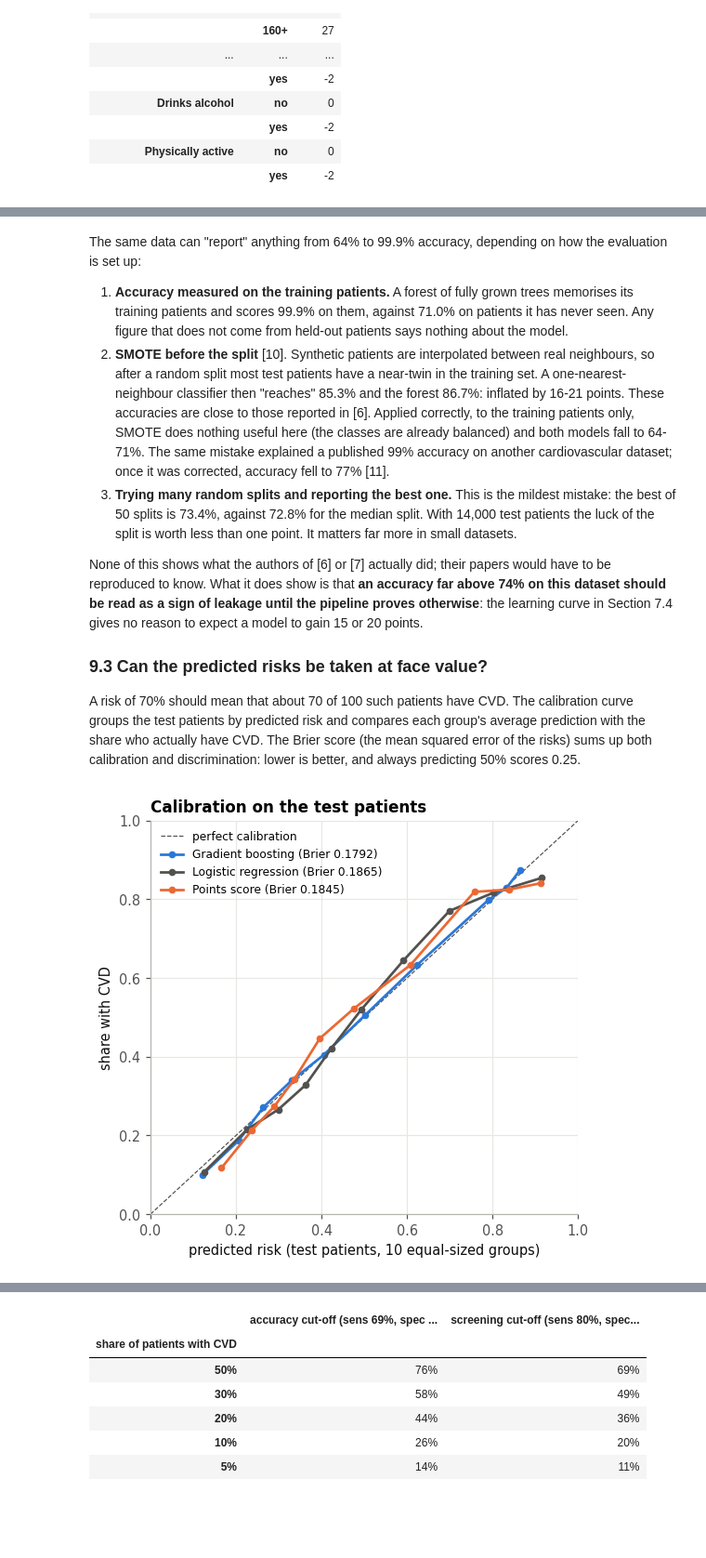
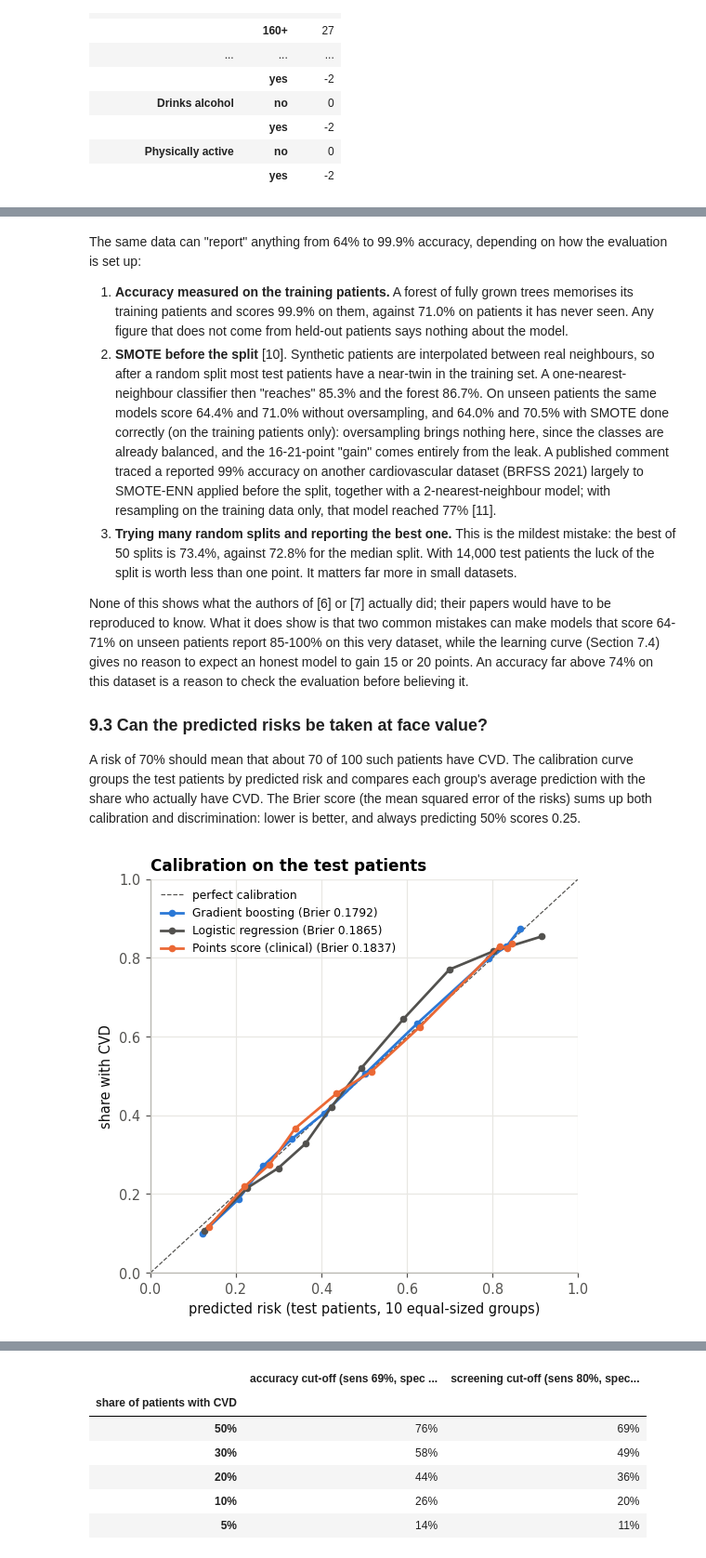
Before and after one commit to hadigghazi/cardio-risk, a Jupyter notebook: report.ipynb, the cells around one changed output, grey strips where cells are left out. Shown at 93% size. Cells and saved outputs as stored; diff of their text form; code cells hidden in the pictures; blank space fills up the shorter version.

```diff
--- a/report.ipynb
+++ b/report.ipynb
@@ -1611,0 +1936,14 @@ only the four factors with a sound direction: age, systolic pressure, BMI and ch
+# %%
+clinical = PointsScore(factors=CLINICAL_FACTORS).fit(train, train["cardio"])
+test_scores["Points score (all factors)"] = points.predict_proba(test)
+test_scores["Points score (clinical)"] = clinical.predict_proba(test)
+cards = ["Points score (all factors)", "Points score (clinical)"]
+boot_cards = bootstrap(y_test, {k: test_scores[k] for k in cards + [chosen]}, roc_auc_score)
+for name in cards + ["Logistic regression", chosen]:
+    m = classification_metrics(y_test, test_scores[name], 0.5)
+    ci = "(95% CI {:.3f}-{:.3f})".format(*interval(boot_cards[name])) if name in boot_cards else ""
+    print(f"{name:<28} AUC {m['auc']:.3f} {ci:<20} accuracy {m['accuracy']:.1%}")
+lo, hi = interval(boot_cards[chosen] - boot_cards["Points score (clinical)"])
+gap = roc_auc_score(y_test, test_scores[chosen]) - roc_auc_score(y_test, test_scores["Points score (clinical)"])
+print(f"{chosen} minus the clinical card: AUC {gap:+.4f} (95% CI {lo:+.4f} to {hi:+.4f})")
+clinical.table().set_index(["factor", "band"]).T
@@ -1612,24 +1959,13 @@ only the four factors with a sound direction: age, systolic pressure, BMI and ch
 # %%
-test_scores["Points score"] = points.predict_proba(test)
-boot_points = bootstrap(y_test, {"Points score": test_scores["Points score"], chosen: test_scores[chosen]},
-                               roc_auc_score)
-m = classification_metrics(y_test, test_scores["Points score"], 0.5)
-lo, hi = interval(boot_points["Points score"])
-d_lo, d_hi = interval(boot_points[chosen] - boot_points["Points score"])
-print(f"points score on the test patients: AUC {m['auc']:.3f} ({lo:.3f}-{hi:.3f}), accuracy {m['accuracy']:.1%}, "
-      f"sensitivity {m['sensitivity']:.1%}, specificity {m['specificity']:.1%}")
-print(f"{chosen} minus points score: AUC {roc_auc_score(y_test, test_scores[chosen]) - m['auc']:+.4f} "
-      f"(95% CI {d_lo:+.4f} to {d_hi:+.4f})")
-
-totals = points.total(test)
+totals = clinical.total(test)
 observed = test.groupby(totals)["cardio"].agg(["mean", "size"])
 observed = observed[observed["size"] >= 50]
+grid = np.arange(totals.min(), totals.max() + 1)
 fig, ax = plt.subplots(figsize=(6.6, 3.5))
 ax.scatter(observed.index, observed["mean"], s=np.sqrt(observed["size"]) * 2, color=NO_CVD, alpha=0.8,
-           label="observed share with CVD (test, ≥ 50 patients)")
-grid = np.arange(observed.index.min(), observed.index.max() + 1)
-ax.plot(grid, points.risk_by_total(grid), color=CVD, lw=2, label="risk the score assigns")
-ax.set(xlabel="total points", ylabel="share with CVD", title="Points score: total points against observed risk")
+           label="observed share with CVD (test patients; totals with ≥ 50)")
+ax.plot(grid, clinical.risk_by_total(grid), color=CVD, lw=2, label="risk the card assigns (from training patients)")
+ax.set(xlabel="total points", ylabel="share with CVD", title="Clinical points score: total points against observed risk")
 ax.yaxis.set_major_formatter(plt.matplotlib.ticker.PercentFormatter(1, decimals=0))
 ax.legend(loc="upper left", fontsize=8)
 fig.savefig(FIGURES / "fig12_points_score.png")
@@ -1641,7 +1974,0 @@ Gradient boosting minus points score: AUC +0.0090 (95% CI +0.0067 to +0.0112)
-# %%
-clinical = PointsScore(factors=CLINICAL_FACTORS).fit(train, train["cardio"])
-test_scores["Points score (clinical, 4 factors)"] = clinical.predict_proba(test)
-for name in ["Points score", "Points score (clinical, 4 factors)", "Logistic regression", chosen]:
-    m = classification_metrics(y_test, test_scores[name], 0.5)
-    print(f"{name:<38} AUC {m['auc']:.3f}   accuracy {m['accuracy']:.1%}")
-clinical.table().set_index(["factor", "band"]).T
@@ -1855,21 +2288,24 @@ set up:
 1. **Accuracy measured on the training patients.** A forest of fully grown trees memorises its
    training patients and scores 99.9% on them, against 71.0% on patients it has never seen. Any
    figure that does not come from held-out patients says nothing about the model.
-2. **SMOTE before the split** [10]. Synthetic patients are interpolated between real neighbours,
-   so after a random split most test patients have a near-twin in the training set. A one-nearest-
-   neighbour classifier then "reaches" 85.3% and the forest 86.7%: inflated by 16-21 points. These
-   accuracies are close to those reported in [6]. Applied correctly, to the training patients only,
-   SMOTE does nothing useful here (the classes are already balanced) and both models fall to 64-71%.
-   The same mistake explained a published 99% accuracy on another cardiovascular dataset; once it was
-   corrected, accuracy fell to 77% [11].
+2. **SMOTE before the split** [10]. Synthetic patients are interpolated between real neighbours, so
+   after a random split most test patients have a near-twin in the training set. A one-nearest-
+   neighbour classifier then "reaches" 85.3% and the forest 86.7%. On unseen patients the same models
+   score 64.4% and 71.0% without oversampling, and 64.0% and 70.5% with SMOTE done correctly (on the
+   training patients only): oversampling brings nothing here, since the classes are already
+   balanced, and the 16-21-point "gain" comes entirely from the leak. A published comment traced a
+   reported 99% accuracy on another cardiovascular dataset (BRFSS 2021) largely to SMOTE-ENN applied
+   before the split, together with a 2-nearest-neighbour model; with resampling on the training data
+   only, that model reached 77% [11].
 3. **Trying many random splits and reporting the best one.** This is the mildest mistake: the best
    of 50 splits is 73.4%, against 72.8% for the median split. With 14,000 test patients the luck of
    the split is worth less than one point. It matters far more in small datasets.
 
 None of this shows what the authors of [6] or [7] actually did; their papers would have to be
-reproduced to know. What it does show is that **an accuracy far above 74% on this dataset should be
-read as a sign of leakage until the pipeline proves otherwise**: the learning curve in Section 7.4
-gives no reason to expect a model to gain 15 or 20 points.
+reproduced to know. What it does show is that two common mistakes can make models that score 64-71%
+on unseen patients report 85-100% on this very dataset, while the learning curve (Section 7.4) gives
+no reason to expect an honest model to gain 15 or 20 points. An accuracy far above 74% on this
+dataset is a reason to check the evaluation before believing it.
 
 ### 9.3 Can the predicted risks be taken at face value?
 
@@ -1880,18 +2316,18 @@ and discrimination: lower is better, and always predicting 50% scores 0.25.
 # %%
 from sklearn.calibration import calibration_curve
 from sklearn.metrics import brier_score_loss
 
 fig, ax = plt.subplots(figsize=(5.4, 5.0))
 ax.plot([0, 1], [0, 1], ls="--", lw=0.8, color=MUTED, label="perfect calibration")
-for name, colour in [(chosen, NO_CVD), ("Logistic regression", MUTED), ("Points score", CVD)]:
+for name, colour in [(chosen, NO_CVD), ("Logistic regression", MUTED), ("Points score (clinical)", CVD)]:
     observed, predicted = calibration_curve(y_test, test_scores[name], n_bins=10, strategy="quantile")
     brier = brier_score_loss(y_test, test_scores[name])
     ax.plot(predicted, observed, "-o", color=colour, lw=1.8, ms=4, label=f"{name} (Brier {brier:.4f})")
 ax.set(xlabel="predicted risk (test patients, 10 equal-sized groups)", ylabel="share with CVD",
        title="Calibration on the test patients", xlim=(0, 1), ylim=(0, 1))
 ax.legend(loc="upper left", fontsize=8)
 fig.savefig(FIGURES / "fig13_calibration.png")
 plt.show()
 # %% [output]
-[figure, old version]
+[figure, new version]
 # %% [markdown]
```
Also changed, not shown: parts of 88 cells of this notebook, 12 other files.
